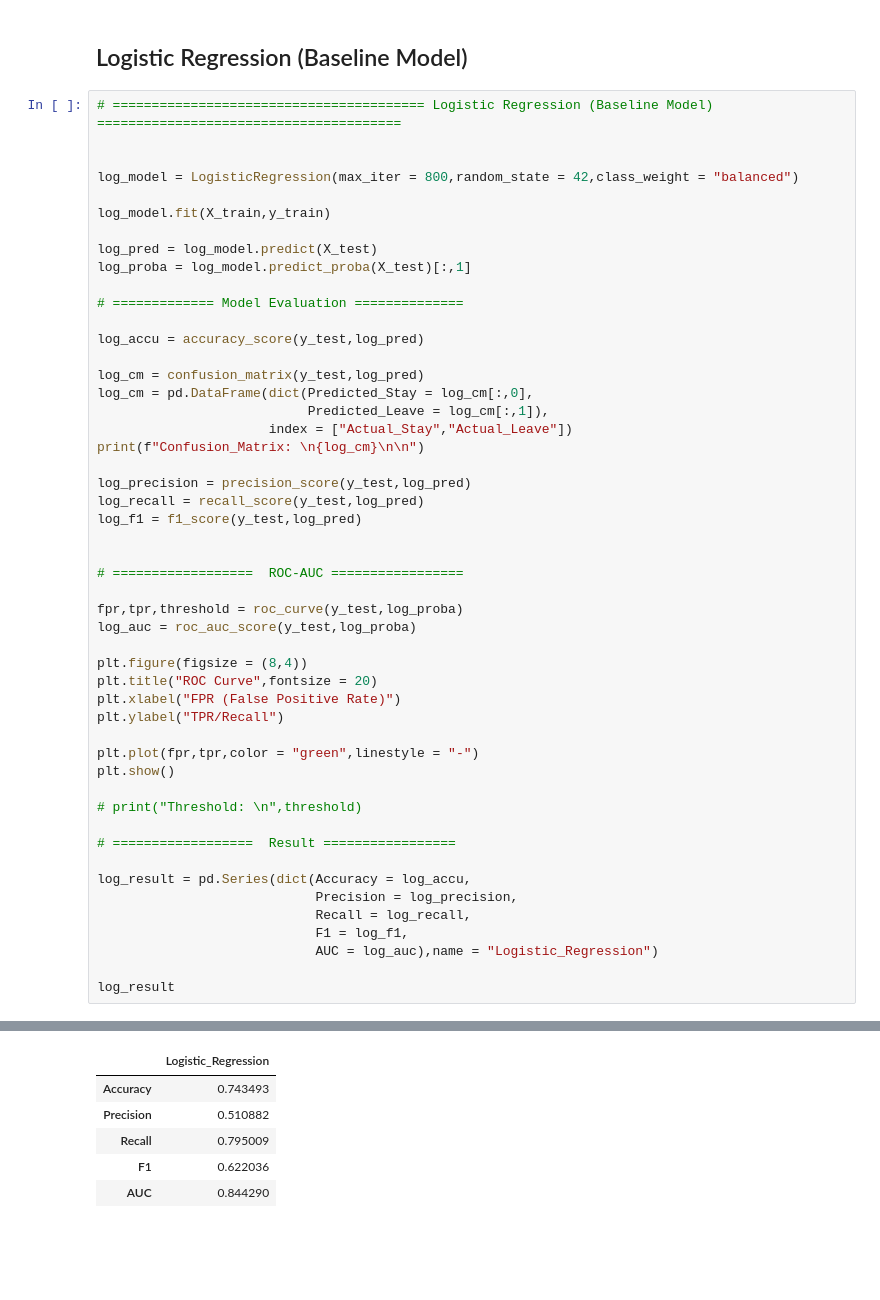
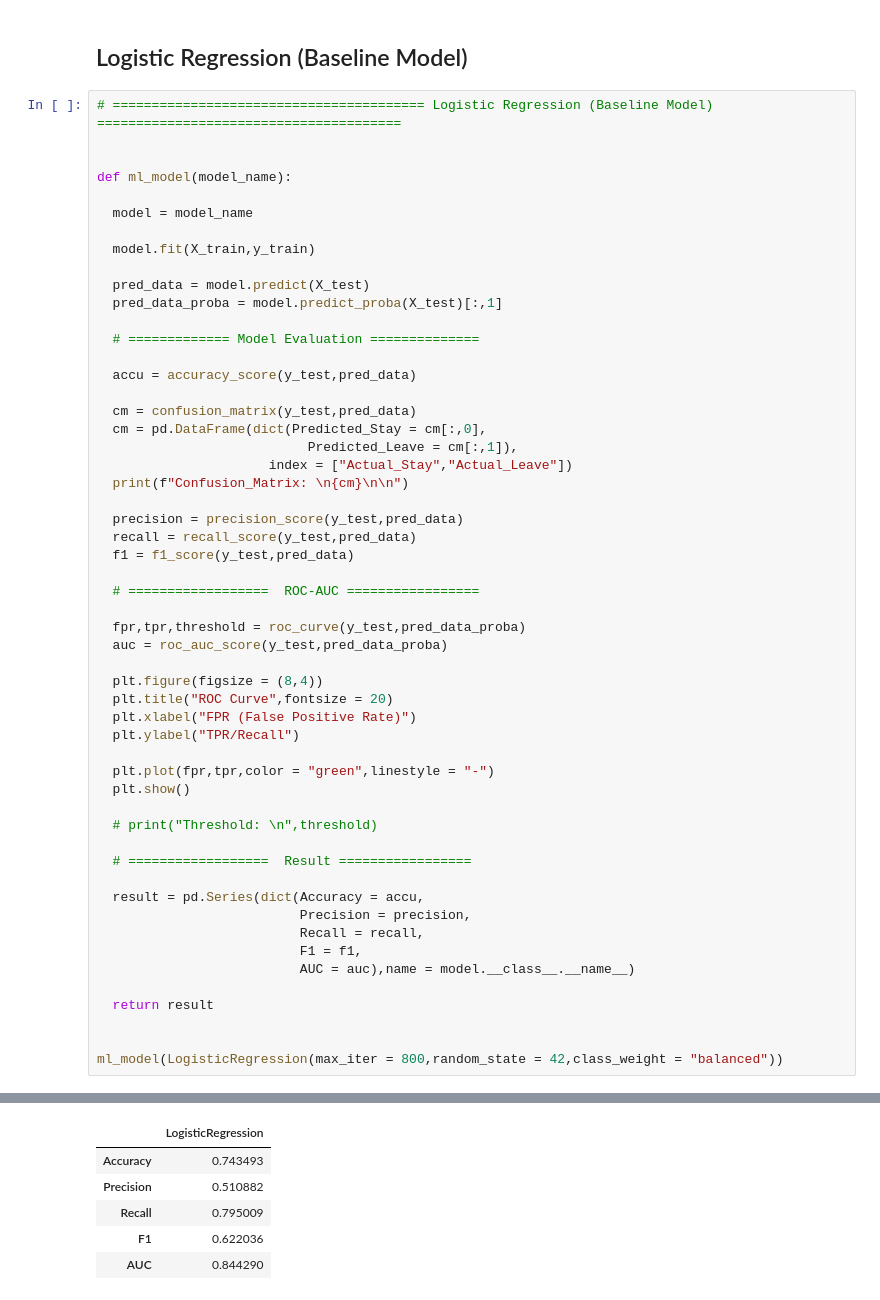
Before and after one commit to ArthJain123/Customer-Churn-Prediction-ML, a Jupyter notebook: Customer_Churn_Prediction.ipynb, the cells around one changed output, grey strips where cells are left out. Drawn from its saved outputs; the diff is of its cells as text; blank space fills up the shorter version.

```diff
--- a/Customer_Churn_Prediction.ipynb
+++ b/Customer_Churn_Prediction.ipynb
@@ -726,60 +649,64 @@ Name: count, dtype: int64
 # %%
 # ======================================== Logistic Regression (Baseline Model) =======================================
 
 
-log_model = LogisticRegression(max_iter = 800,random_state = 42,class_weight = "balanced")
+def ml_model(model_name):
 
-log_model.fit(X_train,y_train)
+  model = model_name
 
-log_pred = log_model.predict(X_test)
-log_proba = log_model.predict_proba(X_test)[:,1]
+  model.fit(X_train,y_train)
 
-# ============= Model Evaluation ==============
+  pred_data = model.predict(X_test)
+  pred_data_proba = model.predict_proba(X_test)[:,1]
 
-log_accu = accuracy_score(y_test,log_pred)
+  # ============= Model Evaluation ==============
 
-log_cm = confusion_matrix(y_test,log_pred)
-log_cm = pd.DataFrame(dict(Predicted_Stay = log_cm[:,0],
-                           Predicted_Leave = log_cm[:,1]),
+  accu = accuracy_score(y_test,pred_data)
+
+  cm = confusion_matrix(y_test,pred_data)
+  cm = pd.DataFrame(dict(Predicted_Stay = cm[:,0],
+                           Predicted_Leave = cm[:,1]),
                       index = ["Actual_Stay","Actual_Leave"])
-print(f"Confusion_Matrix: \n{log_cm}\n\n")
+  print(f"Confusion_Matrix: \n{cm}\n\n")
 
-log_precision = precision_score(y_test,log_pred)
-log_recall = recall_score(y_test,log_pred)
-log_f1 = f1_score(y_test,log_pred)
+  precision = precision_score(y_test,pred_data)
+  recall = recall_score(y_test,pred_data)
+  f1 = f1_score(y_test,pred_data)
+
+  # ==================  ROC-AUC =================
+
+  fpr,tpr,threshold = roc_curve(y_test,pred_data_proba)
+  auc = roc_auc_score(y_test,pred_data_proba)
+
+  plt.figure(figsize = (8,4))
+  plt.title("ROC Curve",fontsize = 20)
+  plt.xlabel("FPR (False Positive Rate)")
+  plt.ylabel("TPR/Recall")
+
+  plt.plot(fpr,tpr,color = "green",linestyle = "-")
+  plt.show()
+
+  # print("Threshold: \n",threshold)
+
+  # ==================  Result =================
+
+  result = pd.Series(dict(Accuracy = accu,
+                          Precision = precision,
+                          Recall = recall,
+                          F1 = f1,
+                          AUC = auc),name = model.__class__.__name__)
+
+  return result
 
 
-# ==================  ROC-AUC =================
-
-fpr,tpr,threshold = roc_curve(y_test,log_proba)
-log_auc = roc_auc_score(y_test,log_proba)
-
-plt.figure(figsize = (8,4))
-plt.title("ROC Curve",fontsize = 20)
-plt.xlabel("FPR (False Positive Rate)")
-plt.ylabel("TPR/Recall")
-
-plt.plot(fpr,tpr,color = "green",linestyle = "-")
-plt.show()
-
-# print("Threshold: \n",threshold)
-
-# ==================  Result =================
-
-log_result = pd.Series(dict(Accuracy = log_accu,
-                            Precision = log_precision,
-                            Recall = log_recall,
-                            F1 = log_f1,
-                            AUC = log_auc),name = "Logistic_Regression")
-
-log_result
+ml_model(LogisticRegression(max_iter = 800,random_state = 42,class_weight = "balanced"))
 # %% [output]
 Confusion_Matrix:
               Predicted_Stay  Predicted_Leave
 Actual_Stay             1125              427
 Actual_Leave             115              446
 [figure]
-|  | Logistic_Regression |
+|  | LogisticRegression |
 | Accuracy | 0.743493 |
 | Precision | 0.510882 |
 | Recall | 0.795009 |
```
Also changed, not shown: parts of 9 cells of this notebook.
